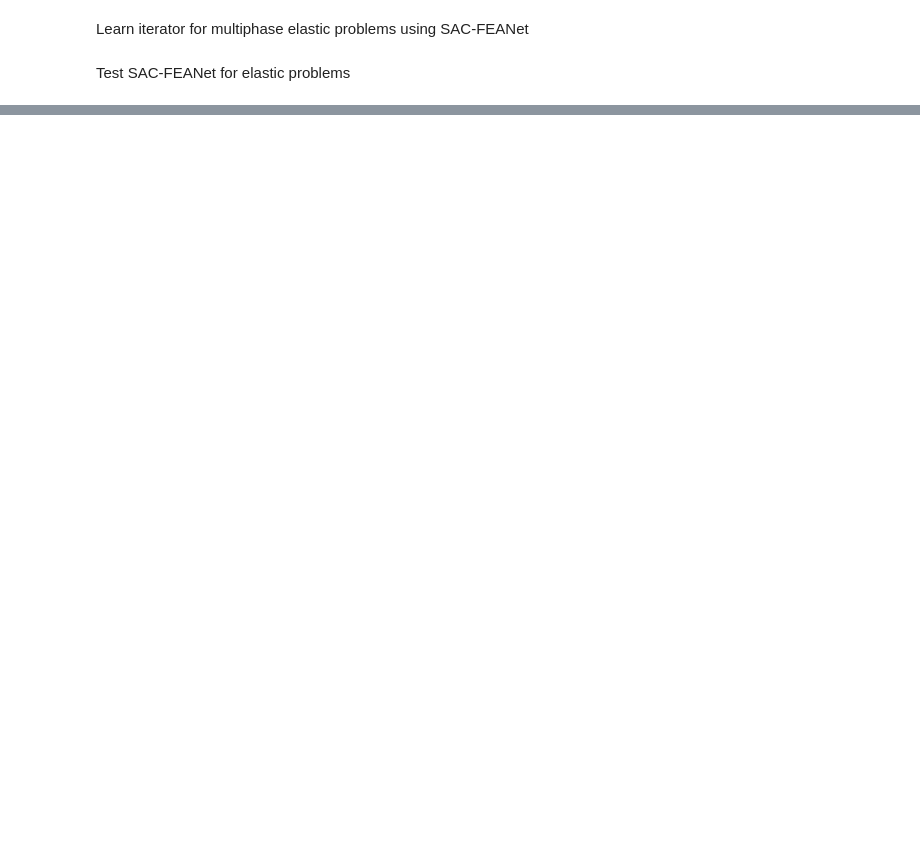
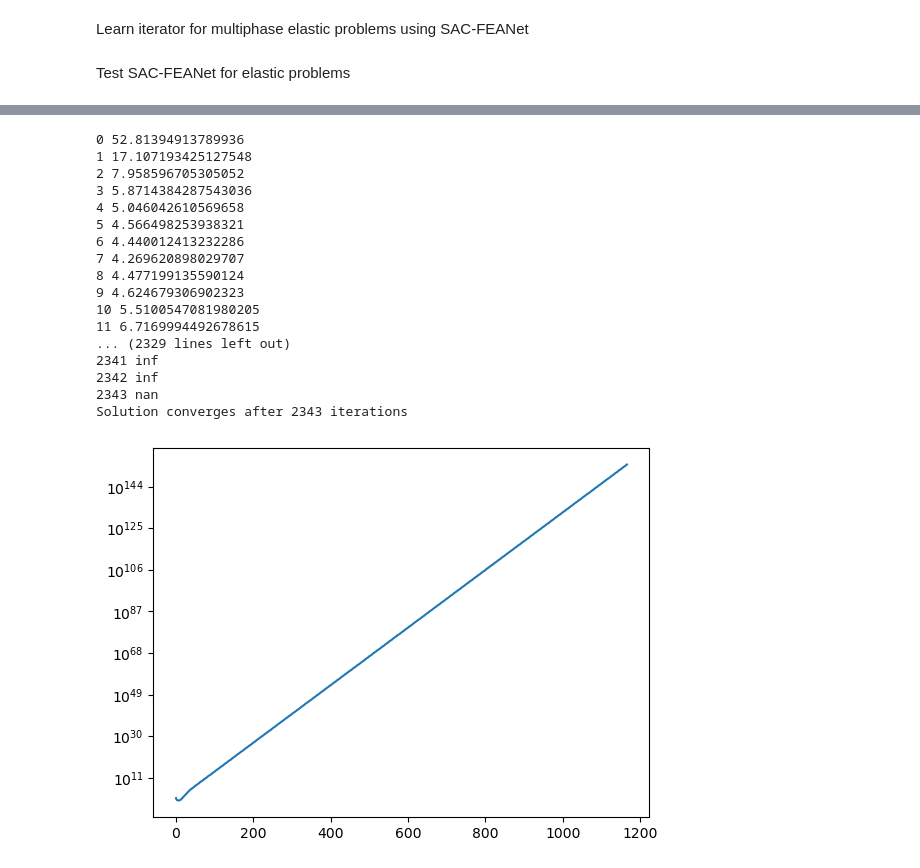
Before and after one commit to ymlasu/MFEA-Net, a Jupyter notebook: PAC-FEANet_learnable_elastic_psi_iterator.ipynb, the cells around one changed output, grey strips where cells are left out. Cells and saved outputs as stored; diff of their text form; code cells hidden in the pictures; blank space fills up the shorter version.

```diff
--- a/PAC-FEANet_learnable_elastic_psi_iterator.ipynb
+++ b/PAC-FEANet_learnable_elastic_psi_iterator.ipynb
@@ -93,0 +275,39 @@ solution_test, f_test, d_test, d_idx_test, t_test, t_idx_test, m_test = (torch.u
+# %%
+EPS = 1e-6
+n_new = 0
+u_train = torch.ones(size=(1, ku, n_elem+1, n_elem+1), requires_grad=False, dtype=torch.double).to(device_predict)
+u_train = new_iterator.grid.jac.reset_boundary(u_train, d_train, d_idx_train)
+residual = new_iterator.grid.net(h, u_train, f_train, t_train, t_idx_train, m_train)
+res = torch.norm(residual[:, :, 1:, :]).item() # fix top, apply traction force at bottom boundary
+res_arr_new = [res]
+print(n_new, res)
+while (abs(res) > EPS):
+    u_train = new_iterator.PsiRelax(h, u_train, f_train, t_train, t_idx_train, d_train, d_idx_train, m_train, 1)
+    residual = new_iterator.grid.net(h, u_train, f_train, t_train, t_idx_train, m_train)
+    res = torch.norm(residual[:, :, 1:, :]).item()
+    res_arr_new.append(res)
+    n_new += 1
+    print(n_new, res)
+
+print("Solution converges after", n_new, "iterations ")
+plt.plot(res_arr_new)
+plt.yscale('log')
+# %% [output]
+0 52.81394913789936
+1 17.107193425127548
+2 7.958596705305052
+3 5.8714384287543036
+4 5.046042610569658
+5 4.566498253938321
+6 4.440012413232286
+7 4.269620898029707
+8 4.477199135590124
+9 4.624679306902323
+10 5.5100547081980205
+11 6.7169994492678615
+... (2329 lines left out)
+2341 inf
+2342 inf
+2343 nan
+Solution converges after 2343 iterations
+[figure, added]
```
Also changed, not shown: parts of 23 cells of this notebook, 13 other files.
